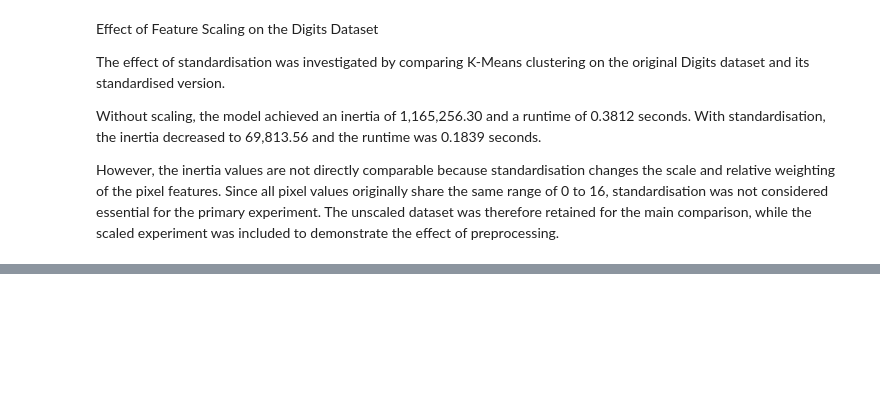
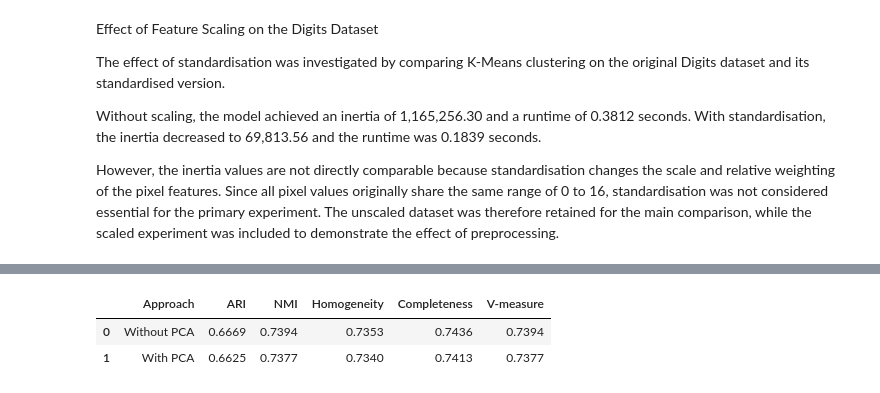
Before and after one commit to perfectionemiene/unsupervised-structure-audit, a Jupyter notebook: notebooks/A1_unsupervised_audit.ipynb, the cells around one changed output, grey strips where cells are left out. Cells and saved outputs as stored; diff of their text form; code cells hidden in the pictures; blank space fills up the shorter version.

```diff
--- a/notebooks/A1_unsupervised_audit.ipynb
+++ b/notebooks/A1_unsupervised_audit.ipynb
@@ -857,0 +1030,55 @@ However, the inertia values are not directly comparable because standardisation
+# %%
+from sklearn.cluster import KMeans
+from sklearn.metrics import (
+    adjusted_rand_score,
+    normalized_mutual_info_score,
+    homogeneity_score,
+    completeness_score,
+    v_measure_score
+)
+
+# Train K-Means without PCA
+digits_kmeans_no_pca = KMeans(
+    n_clusters=10,
+    random_state=42,
+    n_init=10
+)
+
+digits_labels_no_pca = digits_kmeans_no_pca.fit_predict(X_digits)
+
+# Train K-Means with PCA
+digits_kmeans_pca = KMeans(
+    n_clusters=10,
+    random_state=42,
+    n_init=10
+)
+
+digits_labels_pca = digits_kmeans_pca.fit_predict(X_digits_pca)
+
+# Evaluation function
+def evaluate_clustering(true_labels, predicted_labels):
+    return {
+        "ARI": adjusted_rand_score(true_labels, predicted_labels),
+        "NMI": normalized_mutual_info_score(true_labels, predicted_labels),
+        "Homogeneity": homogeneity_score(true_labels, predicted_labels),
+        "Completeness": completeness_score(true_labels, predicted_labels),
+        "V-measure": v_measure_score(true_labels, predicted_labels)
+    }
+
+# Evaluate both approaches
+digits_results = pd.DataFrame([
+    {
+        "Approach": "Without PCA",
+        **evaluate_clustering(y_digits, digits_labels_no_pca)
+    },
+    {
+        "Approach": "With PCA",
+        **evaluate_clustering(y_digits, digits_labels_pca)
+    }
+])
+
+digits_results.round(4)
+# %% [output]
+|  | Approach | ARI | NMI | Homogeneity | Completeness | V-measure |
+| 0 | Without PCA | 0.6669 | 0.7394 | 0.7353 | 0.7436 | 0.7394 |
+| 1 | With PCA | 0.6625 | 0.7377 | 0.7340 | 0.7413 | 0.7377 |
```
Also changed, not shown: parts of 13 cells of this notebook, 4 other files.
